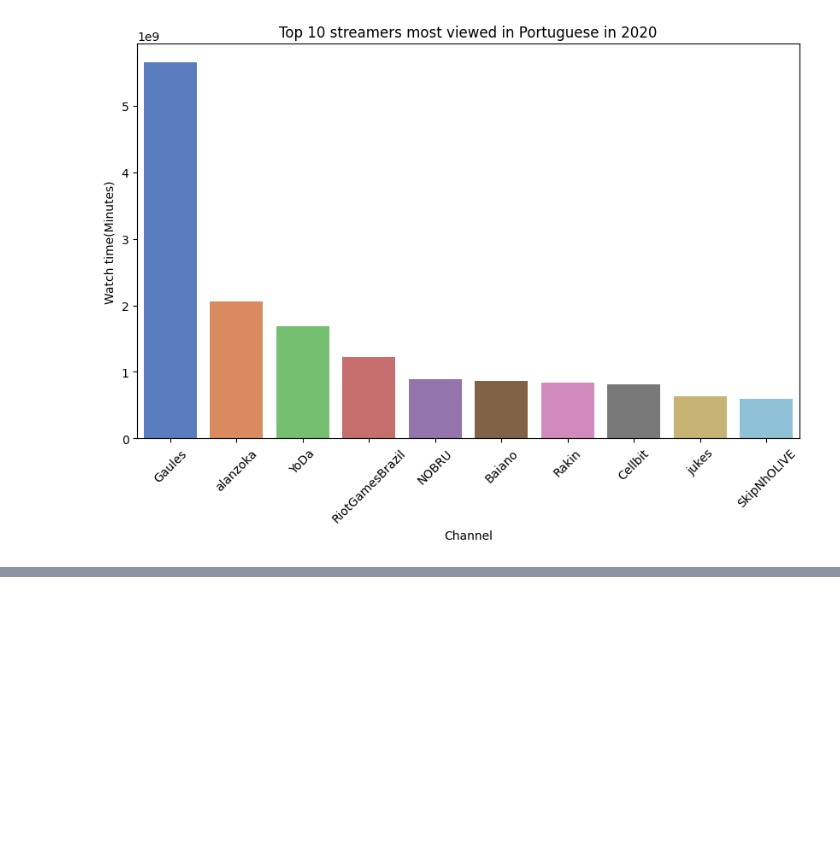
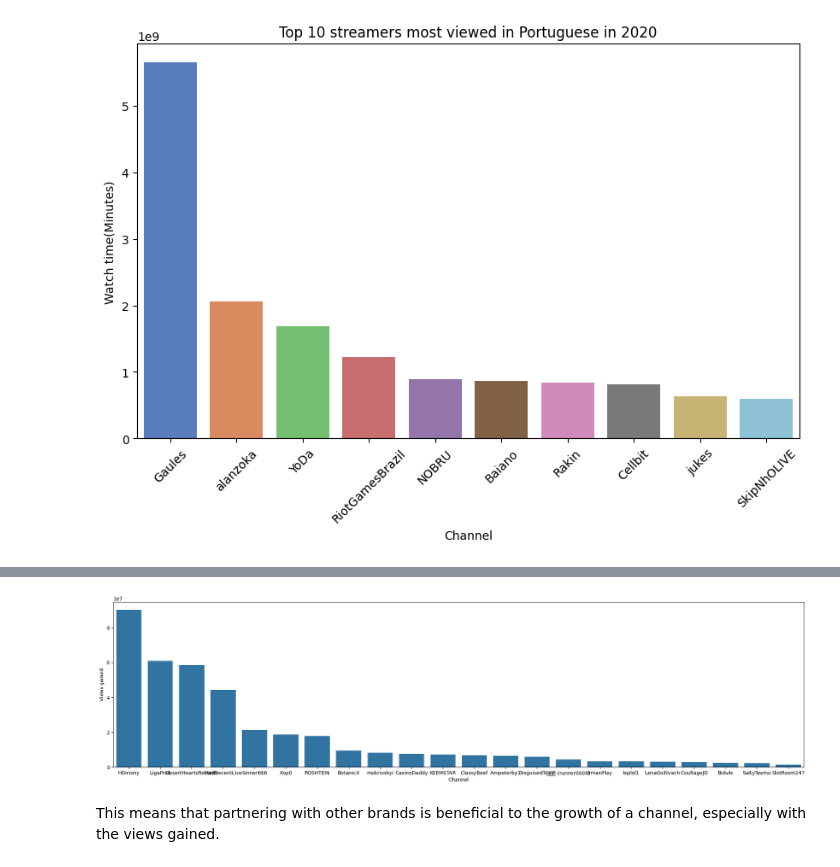
Before and after one commit to JoanWaweru/twitchStreamerAnalysis, a Jupyter notebook: twitchAnalysis.ipynb, the cells around one changed output, grey strips where cells are left out. Saved outputs shown, nothing was run; the diff lists cells and outputs as text; code cells hidden in the pictures; blank space fills up the shorter version.

```diff
--- a/twitchAnalysis.ipynb
+++ b/twitchAnalysis.ipynb
@@ -204,0 +232,9 @@ Passing `palette` without assigning `hue` is deprecated and will be removed in v
+# %%
+plt.figure(figsize=(25,6))
+top_10_df = twitchData[twitchData.Partnered == False].sort_values(by='Views gained', ascending=False).head(25)
+sns.barplot(x=top_10_df['Channel'], y=top_10_df['Views gained'], order=top_10_df['Channel'])
+plt.show()
+# %% [output]
+[figure, added]
+# %% [markdown]
+This means that partnering with other brands is beneficial to the growth of a channel, especially with the views gained.
```
Also changed, not shown: parts of 6 cells of this notebook.
